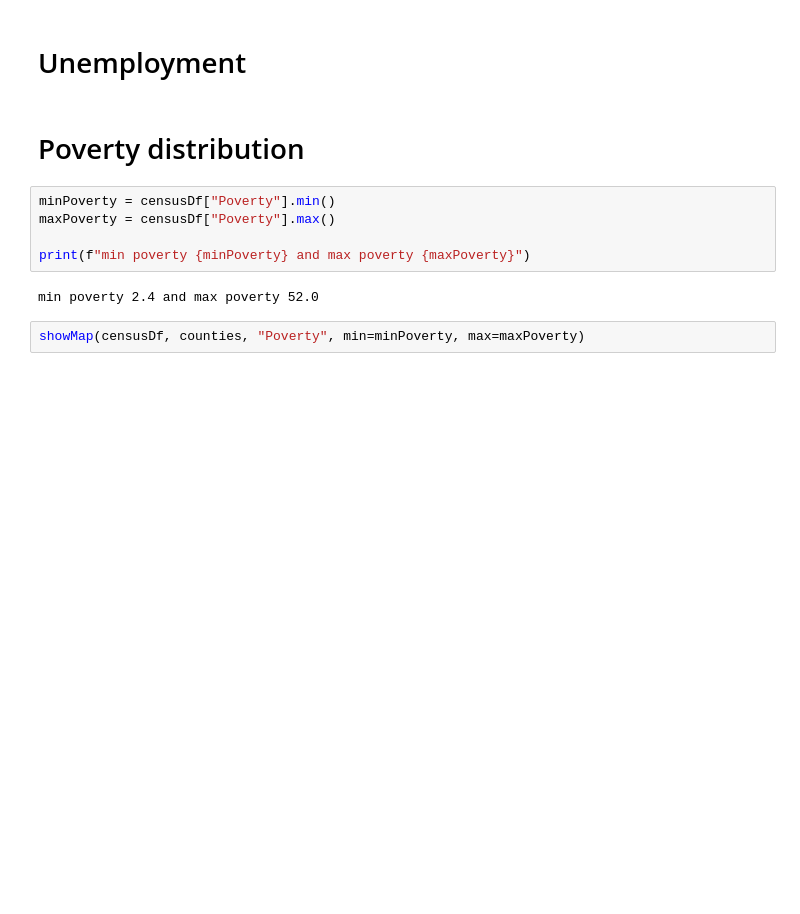
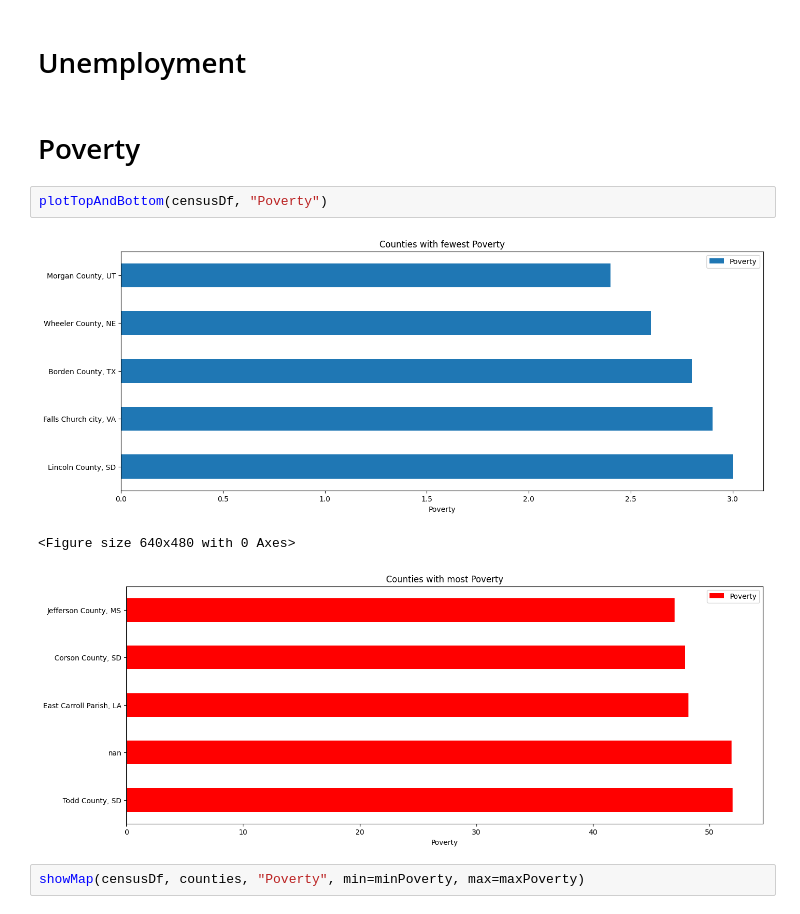
Before and after one commit to comanitza/machine-learning, a Jupyter notebook: notebooks/american-usa-statistics-visualized-on-maps.ipynb, the cells around one changed output. Cells and saved outputs as stored; diff of their text form; blank space fills up the shorter version.

```diff
--- a/notebooks/american-usa-statistics-visualized-on-maps.ipynb
+++ b/notebooks/american-usa-statistics-visualized-on-maps.ipynb
@@ -189,14 +216,13 @@ showMap(censusDf, counties, "TotalPop", min=200, max=200000, colorscheme="Viridi
 # %% [markdown]
 # Unemployment
 # %% [markdown]
-# Poverty distribution
+# Poverty
-# %%
-minPoverty = censusDf["Poverty"].min()
-maxPoverty = censusDf["Poverty"].max()
-
-print(f"min poverty {minPoverty} and max poverty {maxPoverty}")
-# %% [output]
-min poverty 2.4 and max poverty 52.0
+# %%
+plotTopAndBottom(censusDf, "Poverty")
+# %% [output]
+[figure, added]
+<Figure size 640x480 with 0 Axes>
+[figure, added]
 # %%
 showMap(censusDf, counties, "Poverty", min=minPoverty, max=maxPoverty)
 # %% [output]
```
Also changed, not shown: parts of 7 cells of this notebook.
